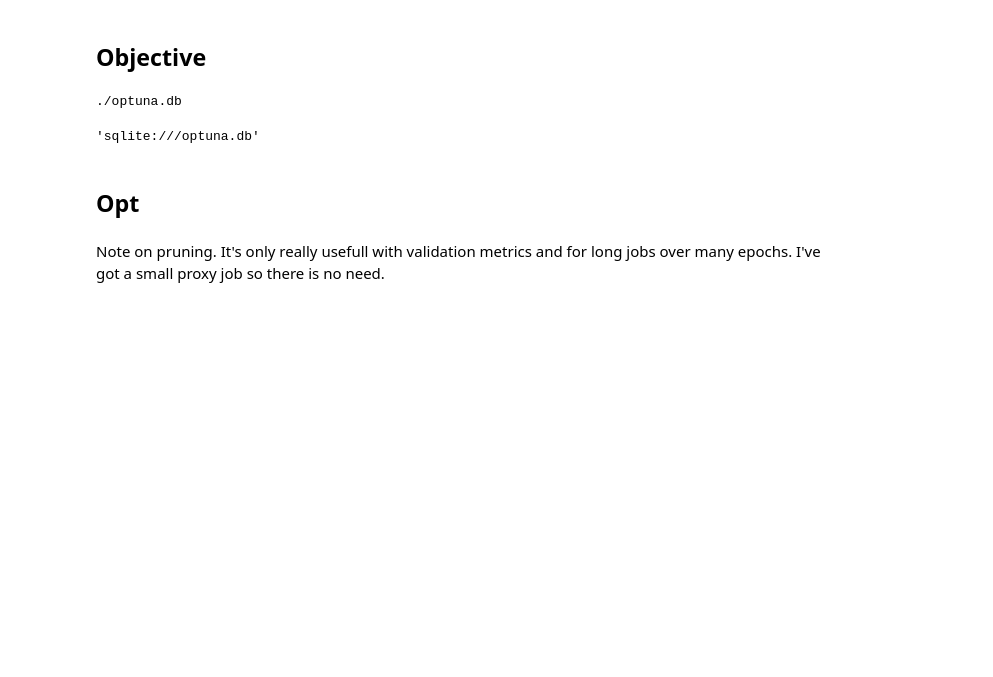
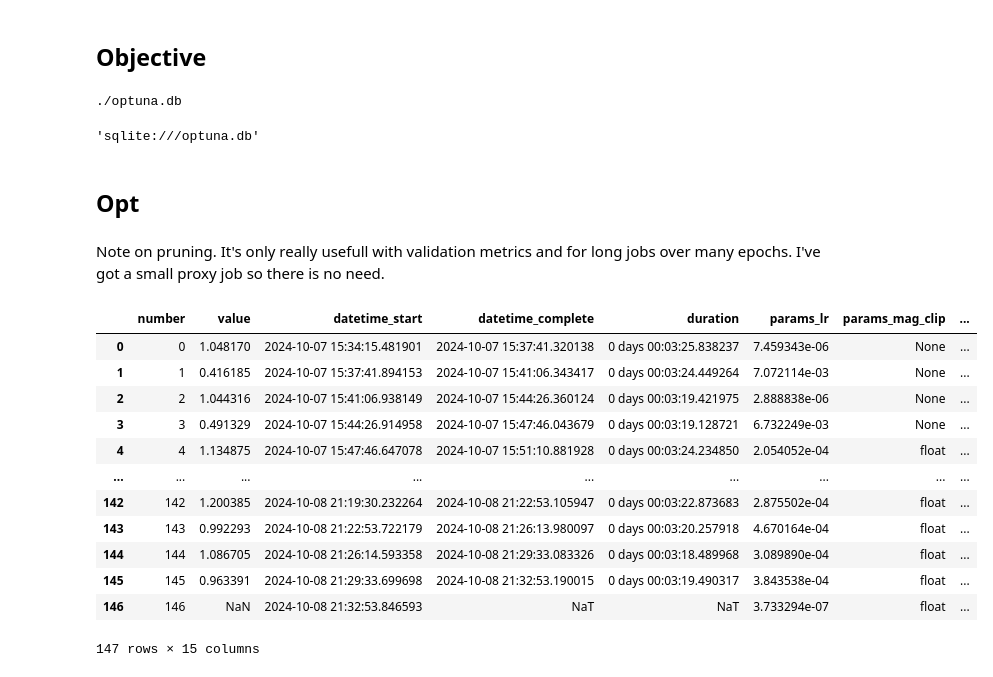
Before and after one commit to wassname/repr-preference-optimization, a Jupyter notebook: nbs/203b_optuna_viz.ipynb, the cells around one changed output. Drawn from its saved outputs; the diff is of its cells as text; code cells hidden in the pictures; blank space fills up the shorter version.

```diff
--- a/nbs/203b_optuna_viz.ipynb
+++ b/nbs/203b_optuna_viz.ipynb
@@ -77,3 +77,19 @@ def plot_param_importances(study, key_metric):
         plt.xlabel(None)
         # plt.ylabel(key_metric)
         plt.show()
+# %%
+df
+# %% [output]
+|  | number | value | datetime_start | datetime_complete | duration | params_lr | params_mag_clip | ... |
+| 0 | 0 | 1.048170 | 2024-10-07 15:34:15.481901 | 2024-10-07 15:37:41.320138 | 0 days 00:03:25.838237 | 7.459343e-06 | None | ... |
+| 1 | 1 | 0.416185 | 2024-10-07 15:37:41.894153 | 2024-10-07 15:41:06.343417 | 0 days 00:03:24.449264 | 7.072114e-03 | None | ... |
+| 2 | 2 | 1.044316 | 2024-10-07 15:41:06.938149 | 2024-10-07 15:44:26.360124 | 0 days 00:03:19.421975 | 2.888838e-06 | None | ... |
+| 3 | 3 | 0.491329 | 2024-10-07 15:44:26.914958 | 2024-10-07 15:47:46.043679 | 0 days 00:03:19.128721 | 6.732249e-03 | None | ... |
+| 4 | 4 | 1.134875 | 2024-10-07 15:47:46.647078 | 2024-10-07 15:51:10.881928 | 0 days 00:03:24.234850 | 2.054052e-04 | float | ... |
+| ... | ... | ... | ... | ... | ... | ... | ... | ... |
+| 142 | 142 | 1.200385 | 2024-10-08 21:19:30.232264 | 2024-10-08 21:22:53.105947 | 0 days 00:03:22.873683 | 2.875502e-04 | float | ... |
+| 143 | 143 | 0.992293 | 2024-10-08 21:22:53.722179 | 2024-10-08 21:26:13.980097 | 0 days 00:03:20.257918 | 4.670164e-04 | float | ... |
+| 144 | 144 | 1.086705 | 2024-10-08 21:26:14.593358 | 2024-10-08 21:29:33.083326 | 0 days 00:03:18.489968 | 3.089890e-04 | float | ... |
+| 145 | 145 | 0.963391 | 2024-10-08 21:29:33.699698 | 2024-10-08 21:32:53.190015 | 0 days 00:03:19.490317 | 3.843538e-04 | float | ... |
+| 146 | 146 | NaN | 2024-10-08 21:32:53.846593 | NaT | NaT | 3.733294e-07 | float | ... |
+147 rows × 15 columns
```
Also changed, not shown: parts of 6 cells of this notebook, 8 other files.
